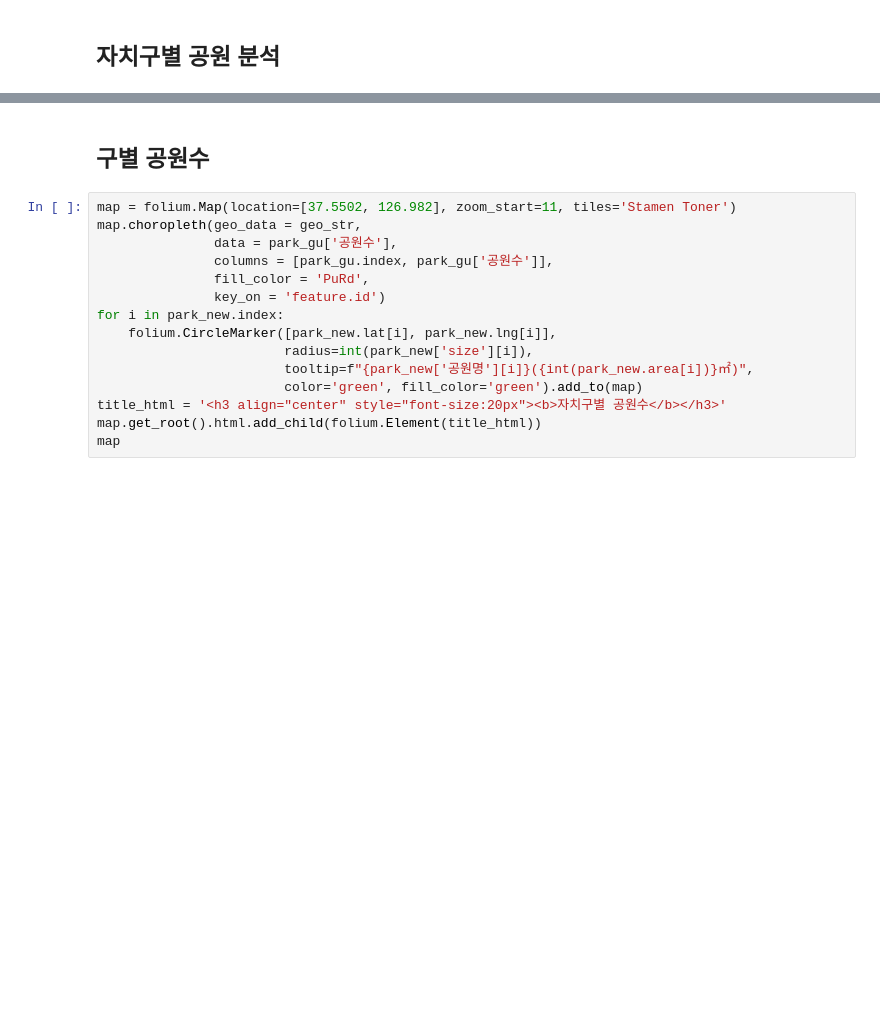
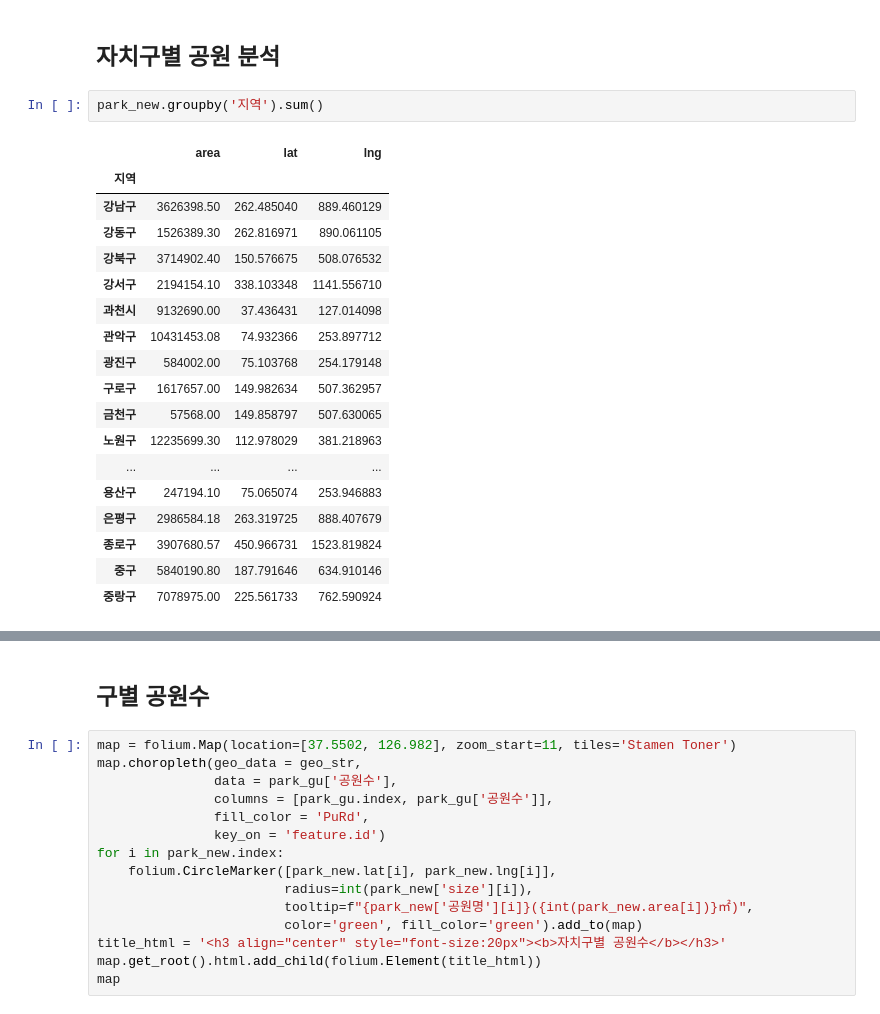
Before and after one commit to EGEG1212/Data-Analysis-2020, a Jupyter notebook: 07.Seoul/04_Park.ipynb, the cells around one changed output, grey strips where cells are left out. Cells and saved outputs as stored; diff of their text form; blank space fills up the shorter version.

```diff
--- a/07.Seoul/04_Park.ipynb
+++ b/07.Seoul/04_Park.ipynb
@@ -147,3 +168,24 @@ map
 [interactive output not drawn]
 # %% [markdown]
 ## 자치구별 공원 분석
+# %%
+park_new.groupby('지역').sum()
+# %% [output]
+|  | area | lat | lng |
+| 지역 |  |  |  |
+| 강남구 | 3626398.50 | 262.485040 | 889.460129 |
+| 강동구 | 1526389.30 | 262.816971 | 890.061105 |
+| 강북구 | 3714902.40 | 150.576675 | 508.076532 |
+| 강서구 | 2194154.10 | 338.103348 | 1141.556710 |
+| 과천시 | 9132690.00 | 37.436431 | 127.014098 |
+| 관악구 | 10431453.08 | 74.932366 | 253.897712 |
+| 광진구 | 584002.00 | 75.103768 | 254.179148 |
+| 구로구 | 1617657.00 | 149.982634 | 507.362957 |
+| 금천구 | 57568.00 | 149.858797 | 507.630065 |
+| 노원구 | 12235699.30 | 112.978029 | 381.218963 |
+| ... | ... | ... | ... |
+| 용산구 | 247194.10 | 75.065074 | 253.946883 |
+| 은평구 | 2986584.18 | 263.319725 | 888.407679 |
+| 종로구 | 3907680.57 | 450.966731 | 1523.819824 |
+| 중구 | 5840190.80 | 187.791646 | 634.910146 |
+| 중랑구 | 7078975.00 | 225.561733 | 762.590924 |
```
Also changed, not shown: parts of 20 cells of this notebook, 6 other files.
